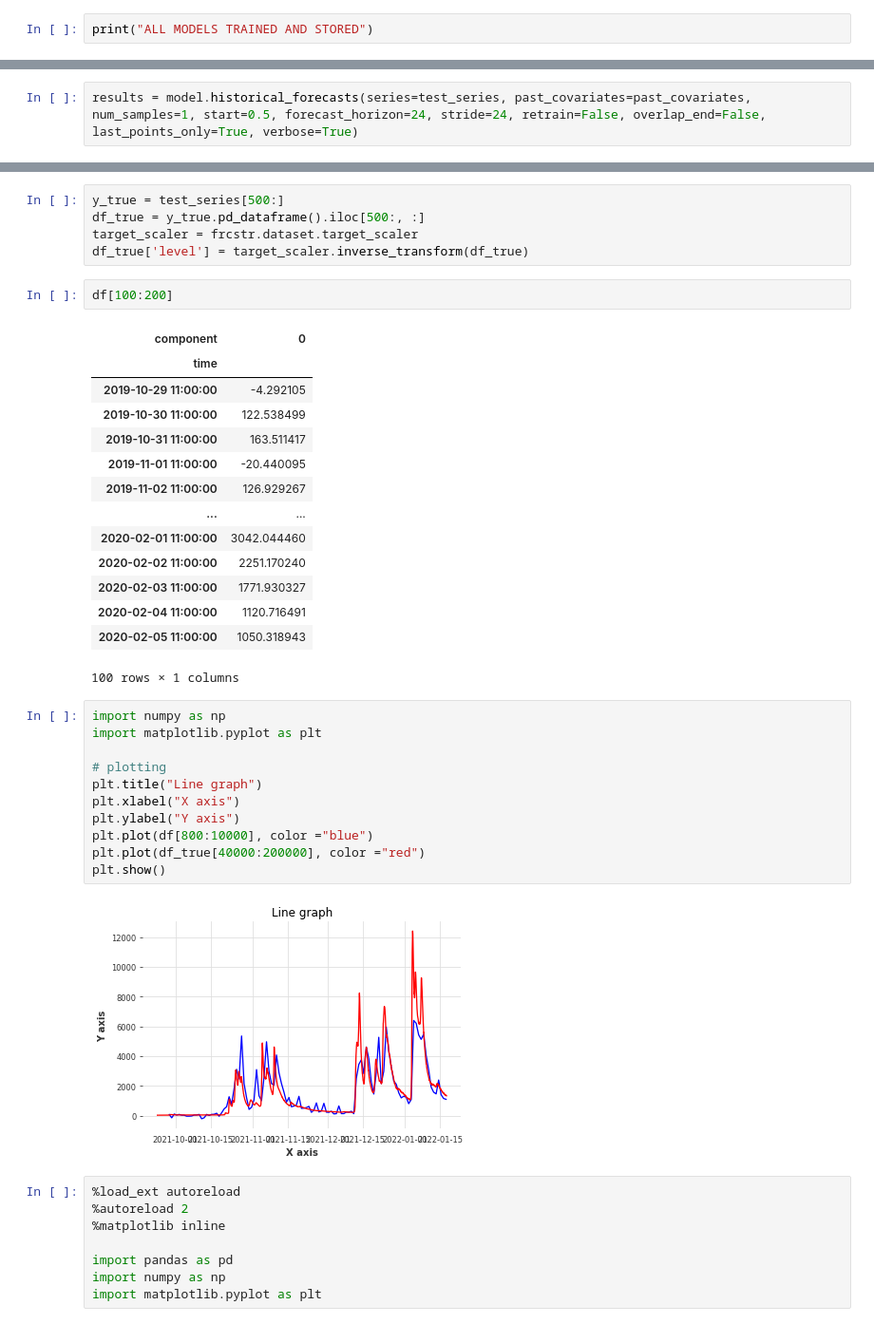
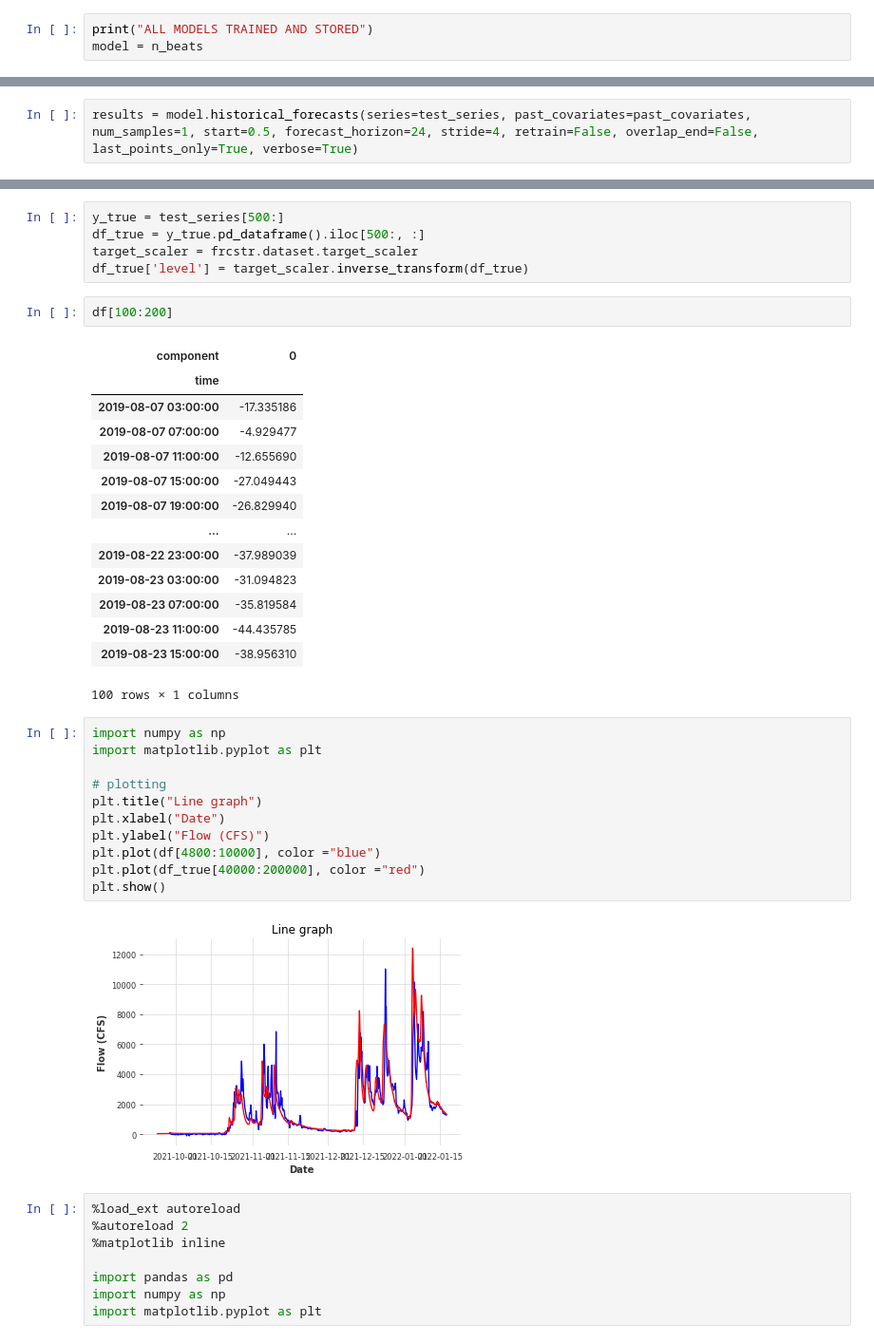
Before and after one commit to orion-junkins/river-level-forecasting, a Jupyter notebook: demo-darts.ipynb, the cells around one changed output, grey strips where cells are left out. Shown at 95% size. Drawn from its saved outputs; the diff is of its cells as text.

```diff
--- a/demo-darts.ipynb
+++ b/demo-darts.ipynb
@@ -154,3 +154,4 @@ else:
 ValueError: Some past_covariates have been provided to a PastCovariates model. These models support only future_covariates.
 # %%
 print("ALL MODELS TRAINED AND STORED")
+model = n_beats
@@ -157,7 +160,7 @@ print("ALL MODELS TRAINED AND STORED")
 # %%
 #model.backtest(series=train_series, past_covariates=past_covariates, forecast_horizon=24, stride=96, retrain=False, verbose=True)
 # %%
-results = model.historical_forecasts(series=test_series, past_covariates=past_covariates,  num_samples=1, start=0.5, forecast_horizon=24, stride=24, retrain=False, overlap_end=False, last_points_only=True, verbose=True)
+results = model.historical_forecasts(series=test_series, past_covariates=past_covariates,  num_samples=1, start=0.5, forecast_horizon=24, stride=4, retrain=False, overlap_end=False, last_points_only=True, verbose=True)
 # %%
 results
 df = results.pd_dataframe()
@@ -189,31 +192,31 @@ df[100:200]
 # %% [output]
 | component | 0 |
 | time |  |
-| 2019-10-29 11:00:00 | -4.292105 |
-| 2019-10-30 11:00:00 | 122.538499 |
-| 2019-10-31 11:00:00 | 163.511417 |
-| 2019-11-01 11:00:00 | -20.440095 |
-| 2019-11-02 11:00:00 | 126.929267 |
+| 2019-08-07 03:00:00 | -17.335186 |
+| 2019-08-07 07:00:00 | -4.929477 |
+| 2019-08-07 11:00:00 | -12.655690 |
+| 2019-08-07 15:00:00 | -27.049443 |
+| 2019-08-07 19:00:00 | -26.829940 |
 | ... | ... |
-| 2020-02-01 11:00:00 | 3042.044460 |
-| 2020-02-02 11:00:00 | 2251.170240 |
-| 2020-02-03 11:00:00 | 1771.930327 |
-| 2020-02-04 11:00:00 | 1120.716491 |
-| 2020-02-05 11:00:00 | 1050.318943 |
+| 2019-08-22 23:00:00 | -37.989039 |
+| 2019-08-23 03:00:00 | -31.094823 |
+| 2019-08-23 07:00:00 | -35.819584 |
+| 2019-08-23 11:00:00 | -44.435785 |
+| 2019-08-23 15:00:00 | -38.956310 |
 100 rows × 1 columns
 # %%
 import numpy as np
 import matplotlib.pyplot as plt
 
 # plotting
 plt.title("Line graph")
-plt.xlabel("X axis")
-plt.ylabel("Y axis")
-plt.plot(df[800:10000], color ="blue")
+plt.xlabel("Date")
+plt.ylabel("Flow (CFS)")
+plt.plot(df[4800:10000], color ="blue")
 plt.plot(df_true[40000:200000], color ="red")
 plt.show()
 # %% [output]
-[figure, old version]
+[figure, new version]
 # %%
 %load_ext autoreload
 %autoreload 2
```
Also changed, not shown: parts of 2 cells of this notebook.
